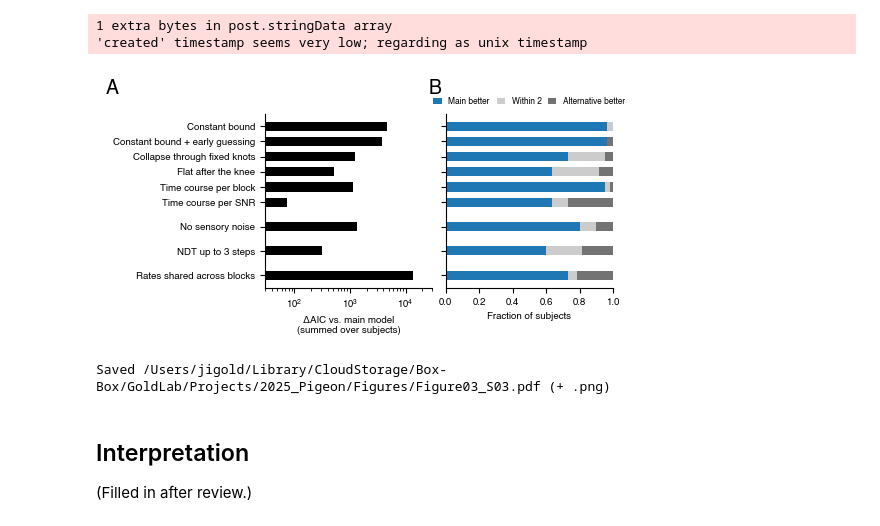
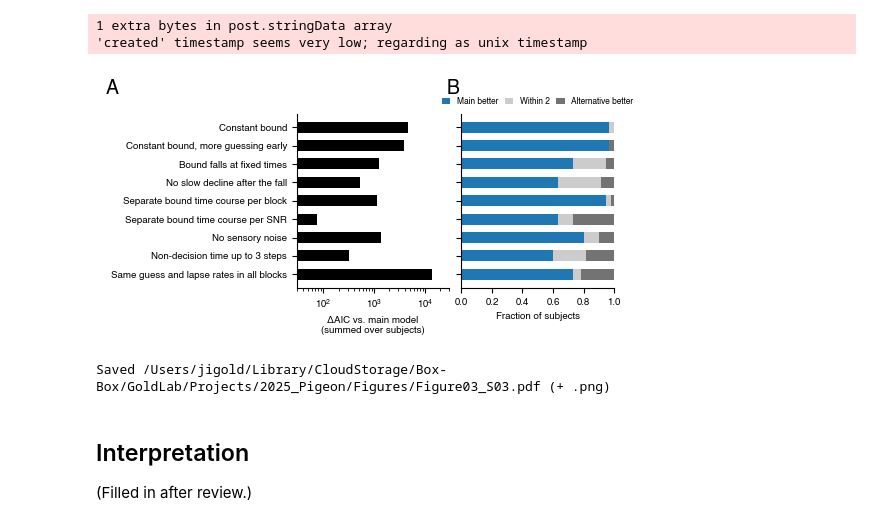
Before and after one commit to TheGoldLab/ms_2026_kalburge_etal_elife, a Jupyter notebook: notebooks/Figure03S03_modelComparison.ipynb, the cells around one changed output. Cells and saved outputs as stored; diff of their text form; code cells hidden in the pictures.

Commit message:
Figure03S03: even spacing, plain-language model labels
Co-Authored-By: Claude Opus 5.5 <noreply@anthropic.com>

```diff
--- a/notebooks/Figure03S03_modelComparison.ipynb
+++ b/notebooks/Figure03S03_modelComparison.ipynb
@@ -49,18 +55,17 @@ PROCESSED = Path('../data/processed')
 # %%
 TASK = 'OL'
 AIC_MARGIN = 2.0
-VARIANTS = {   # file suffix: label (grouped by what the alternative tests)
+VARIANTS = {   # file suffix: label
     'flat': 'Constant bound',
-    'flat_guess_tc': 'Constant bound + early guessing',
-    'knots': 'Collapse through fixed knots',
-    'knee_flat': 'Flat after the knee',
-    'per_block_tc': 'Time course per block',
-    'tc_by_snr': 'Time course per SNR',
+    'flat_guess_tc': 'Constant bound, more guessing early',
+    'knots': 'Bound falls at fixed times',
+    'knee_flat': 'No slow decline after the fall',
+    'per_block_tc': 'Separate bound time course per block',
+    'tc_by_snr': 'Separate bound time course per SNR',
     'no_noise': 'No sensory noise',
-    'ndt123': 'NDT up to 3 steps',
-    'shared_rates': 'Rates shared across blocks',
+    'ndt123': 'Non-decision time up to 3 steps',
+    'shared_rates': 'Same guess and lapse rates in all blocks',
 }
-GROUP_BREAKS = ['no_noise', 'ndt123', 'shared_rates']   # a gap before each new group
 
 def _per_subject(variant):
     f = pd.read_pickle(PROCESSED / f'stopping_fits_{variant}.pkl')
@@ -97,17 +102,10 @@ FS = 7
 plt.rcParams.update({'font.size': FS, 'axes.labelsize': FS, 'axes.titlesize': FS, **FONT_RC})
 MODEL = 'tab:blue'
 
-# y positions, top to bottom, with a gap between groups.
-ypos, y = {}, 0.0
-for v in VARIANTS:
-    if v in GROUP_BREAKS:
-        y += 0.6
-    ypos[v] = y
-    y += 1.0
-yy = np.array([ypos[v] for v in VARIANTS])
+yy = np.arange(len(VARIANTS))
 
 fig = plt.figure(figsize=(13 * CM, 6.5 * CM))
-gs = gridspec.GridSpec(1, 2, figure=fig, wspace=0.08, left=0.3, right=0.98, bottom=0.17, top=0.85)
+gs = gridspec.GridSpec(1, 2, figure=fig, wspace=0.08, left=0.36, right=0.98, bottom=0.17, top=0.85)
 ax_a, ax_b = fig.add_subplot(gs[0]), fig.add_subplot(gs[1])
 
 ax_a.barh(yy, comp['ΔAIC total'], color='k', height=0.6)
@@ -116,35 +114,35 @@ ax_a.set_xlim(30, 3e4)
 ax_a.set_yticks(yy)
 ax_a.set_yticklabels(list(VARIANTS.values()))
 ax_a.invert_yaxis()
 ax_a.set_xlabel('ΔAIC vs. main model\n(summed over subjects)')
 
 left = np.zeros(len(VARIANTS))
 for col, color in (('main better', MODEL), ('within 2', '0.8'), ('alternative better', '0.45')):
     w = comp[col].to_numpy()
     ax_b.barh(yy, w, left=left, color=color, height=0.6, label=col.capitalize())
     left += w
 ax_b.set_xlim(0, 1)
 ax_b.set_yticks(yy)
 ax_b.set_yticklabels([])
 ax_b.invert_yaxis()
 ax_b.set_xlabel('Fraction of subjects')
 ax_b.legend(fontsize=6, frameon=False, loc='lower center', bbox_to_anchor=(0.5, 1.0), ncol=3,
             handlelength=1, columnspacing=0.8)
 
 for ax in (ax_a, ax_b):
     ax.spines[['top', 'right']].set_visible(False)
-add_panel_label(ax_a, 'A', dx=-0.95, dy=1.2)
+add_panel_label(ax_a, 'A', dx=-1.25, dy=1.2)
 add_panel_label(ax_b, 'B', dx=-0.1, dy=1.2)
 
 out = FIGURES_DIR / 'Figure03_S03.pdf'
 fig.savefig(out, dpi=300, bbox_inches='tight')
 fig.savefig(out.with_suffix('.png'), dpi=300, bbox_inches='tight')
 plt.show()
 print(f'Saved {out} (+ .png)')
 # %% [output]
 1 extra bytes in post.stringData array
 'created' timestamp seems very low; regarding as unix timestamp
-[figure, old version]
+[figure, new version]
 Saved /Users/jigold/Library/CloudStorage/Box-Box/GoldLab/Projects/2025_Pigeon/Figures/Figure03_S03.pdf (+ .png)
 # %% [markdown]
 ## Interpretation
```
Also changed, not shown: parts of 2 cells of this notebook.
